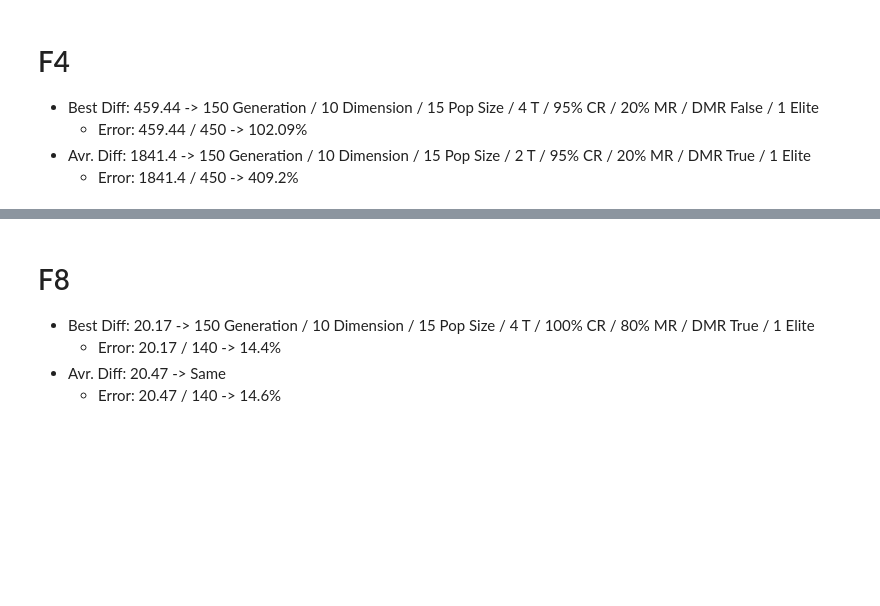
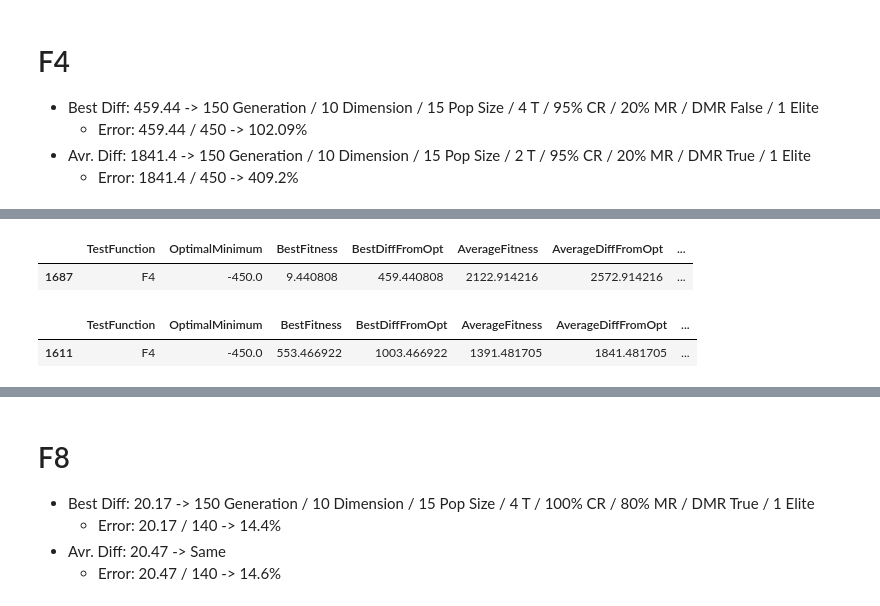
Before and after one commit to csupika/F21BC-CW2-GA-PSO, a Jupyter notebook: GA_notebook.ipynb, the cells around one changed output, grey strips where cells are left out. Saved outputs shown, nothing was run; the diff lists cells and outputs as text; code cells hidden in the pictures; blank space fills up the shorter version.

```diff
--- a/GA_notebook.ipynb
+++ b/GA_notebook.ipynb
@@ -164,0 +162,13 @@ df.query("TestFunction == 'F4'")
+# %%
+# Best Fitness
+df_F4_1st = df.query("TestFunction == 'F4'")
+df_F4_1st[df_F4_1st.BestDiffFromOpt == df_F4_1st.BestDiffFromOpt.min()]
+# %% [output]
+|  | TestFunction | OptimalMinimum | BestFitness | BestDiffFromOpt | AverageFitness | AverageDiffFromOpt | ... |
+| 1687 | F4 | -450.0 | 9.440808 | 459.440808 | 2122.914216 | 2572.914216 | ... |
+# %%
+# Best Average Fitness
+df_F4_1st[df_F4_1st.AverageDiffFromOpt == df_F4_1st.AverageDiffFromOpt.min()]
+# %% [output]
+|  | TestFunction | OptimalMinimum | BestFitness | BestDiffFromOpt | AverageFitness | AverageDiffFromOpt | ... |
+| 1611 | F4 | -450.0 | 553.466922 | 1003.466922 | 1391.481705 | 1841.481705 | ... |
```
Also changed, not shown: parts of 42 cells of this notebook.
